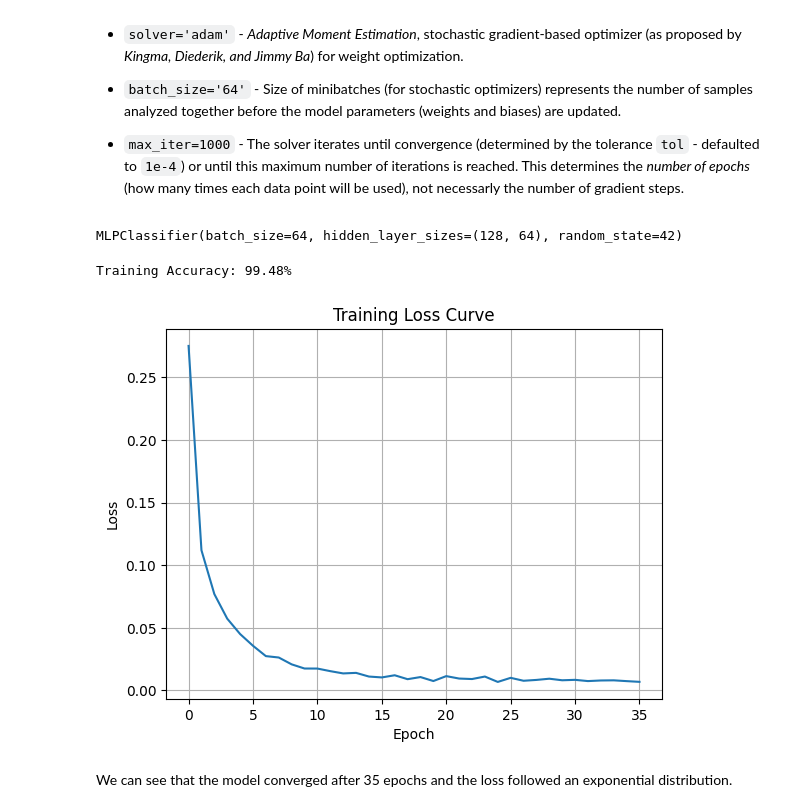
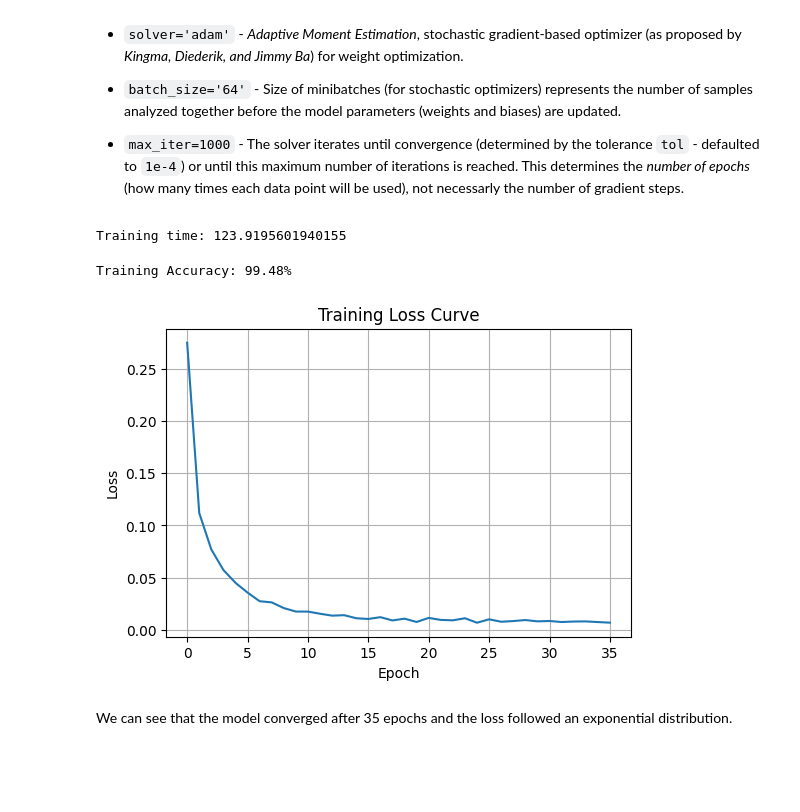
Before and after one commit to Tamarov128/mnist-mlp, a Jupyter notebook: multilayer_perceptron.ipynb, the cells around one changed output. Drawn from its saved outputs; the diff is of its cells as text; code cells hidden in the pictures; blank space fills up the shorter version.

```diff
--- a/multilayer_perceptron.ipynb
+++ b/multilayer_perceptron.ipynb
@@ -105,12 +105,17 @@ The `sklearn.neural_network` package offers a multilayer perceptron training thr
 # Training a basic MLPClassifier using Scikit-learn
 
 from sklearn.neural_network import MLPClassifier
+import time
 
 mlp = MLPClassifier(hidden_layer_sizes=(128,64), activation='relu', solver='adam', batch_size=64, max_iter=200, random_state=42)
 
+start_time = time.time()
 mlp.fit(x_train, y_train)
+end_time = time.time()
+
+print(f"Training time: {end_time - start_time}")
 # %% [output]
-MLPClassifier(batch_size=64, hidden_layer_sizes=(128, 64), random_state=42)
+Training time: 123.9195601940155
 # %%
 # Training accuracy
 
@@ -125,14 +130,15 @@ Training Accuracy: 99.48%
 # %%
 # Plotting the training loss curve
 
+plt.figure(figsize=(6, 4))
 plt.plot(mlp.loss_curve_)
 plt.title('Training Loss Curve')
 plt.xlabel('Epoch')
 plt.ylabel('Loss')
 plt.grid()
 plt.show()
 # %% [output]
-[figure, old version]
+[figure, new version]
 # %% [markdown]
 We can see that the model converged after 35 epochs and the loss followed an exponential distribution.
 # %%
```
Also changed, not shown: parts of 26 cells of this notebook.
